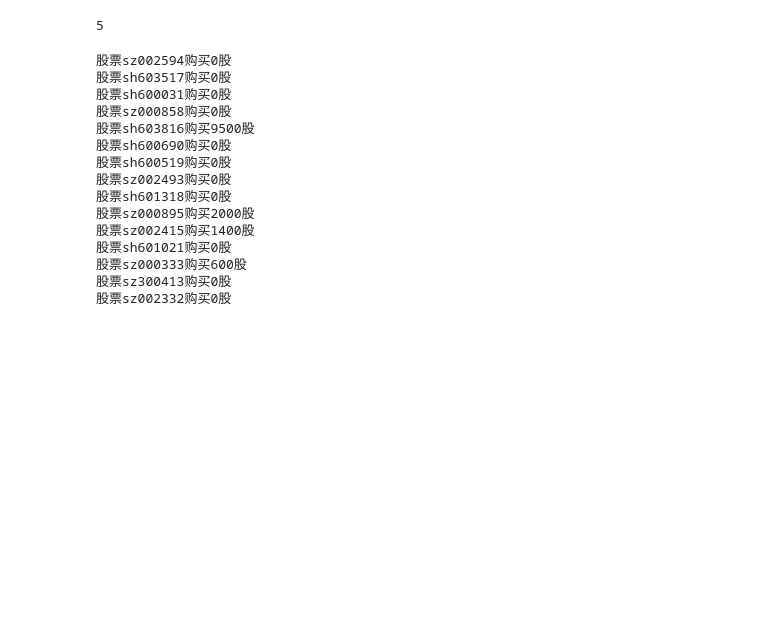
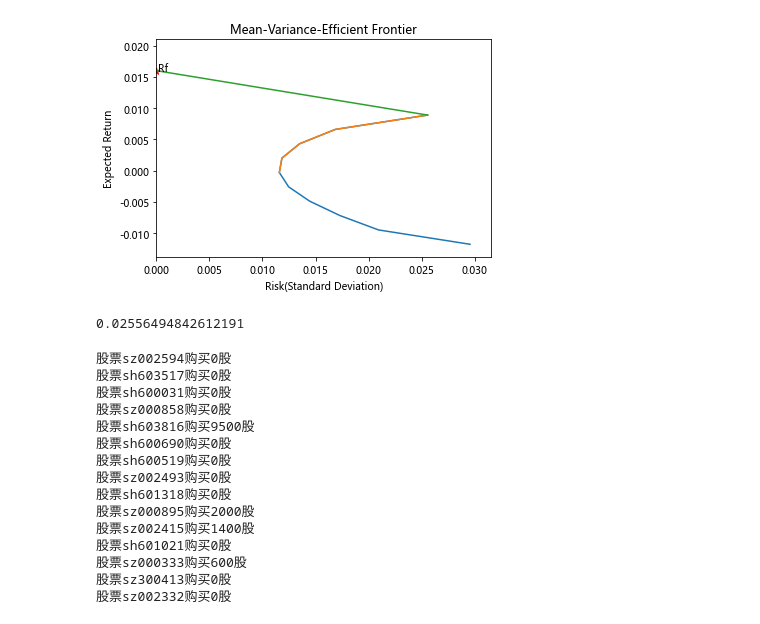
Before and after one commit to Gilmour-99/Stock-Finance-Algorithms, a Jupyter notebook: 股票前缘组合.ipynb, the cells around one changed output. Cells and saved outputs as stored; diff of their text form; code cells hidden in the pictures; blank space fills up the shorter version.

```diff
--- a/股票前缘组合.ipynb
+++ b/股票前缘组合.ipynb
@@ -75,27 +75,27 @@ plt.show()
-# %%
-def get_M(postive_target_returns,postive_target_variance,RF)
-    # 定义一个函数用来 计算 前后两点在 证券市场线上的值
-    def value(k,RF,x):
-        return k*x+RF
-    # 计算 M 点
-    M=0
-    K=[]
-    for i in range(1,len(postive_target_variance)):
-        k = (postive_target_returns[i]-RF)/postive_target_variance[i]
-        K.append(k)
-        if i < len(postive_target_variance)-1 :
-            x0=postive_target_variance[i-1]
-            x1=postive_target_variance[i]
-            x2=postive_target_variance[i+1]
-            if value(k,RF,x0) < value(k,RF,x1) and value(k,RF,x2) < value(k,RF,x1) :
-                M = i
-        else :
-            if M == 0 :
-                M = i
-    E_rm=K[M]
-    return [M,E_rm]
-# %% [output]
-5
+# %%
+# 画证券市场线
+[M,E_rm]=Get_M(postive_target_returns,postive_target_variance,RF)
+x=[0,postive_target_variance[M]]
+y=[RF,postive_target_returns[M]]
+plt.plot(target_variance, target_returns)
+plt.plot(postive_target_variance, postive_target_returns)
+plt.plot(x,y)
+plt.scatter(0,RF,s=50,marker='*',c='red')
+plt.text(0.0001,RF,'Rf')
+plt.ylim(np.array(target_returns).min()-0.002,RF+0.005)
+plt.xlim(0,np.array(target_variance).max()+0.002)
+plt.title("Mean-Variance-Efficient Frontier")
+plt.xlabel("Risk(Standard Deviation)")
+plt.ylabel("Expected Return")
+plt.show()
+# %% [output]
+[figure, added]
+# %%
+# 计算组合的beta系数
+m=len(target_returns)-len(postive_target_returns)+M
+beta(sigma_rp(ExpCov,PortWts,m),postive_target_variance[M])
+# %% [output]
+0.02556494842612191
 # %%
 plan(stock_list,PortWts[8],1000000).perchase_plan()
 # %% [output]
```
Also changed, not shown: parts of 2 cells of this notebook, 1 other file.
